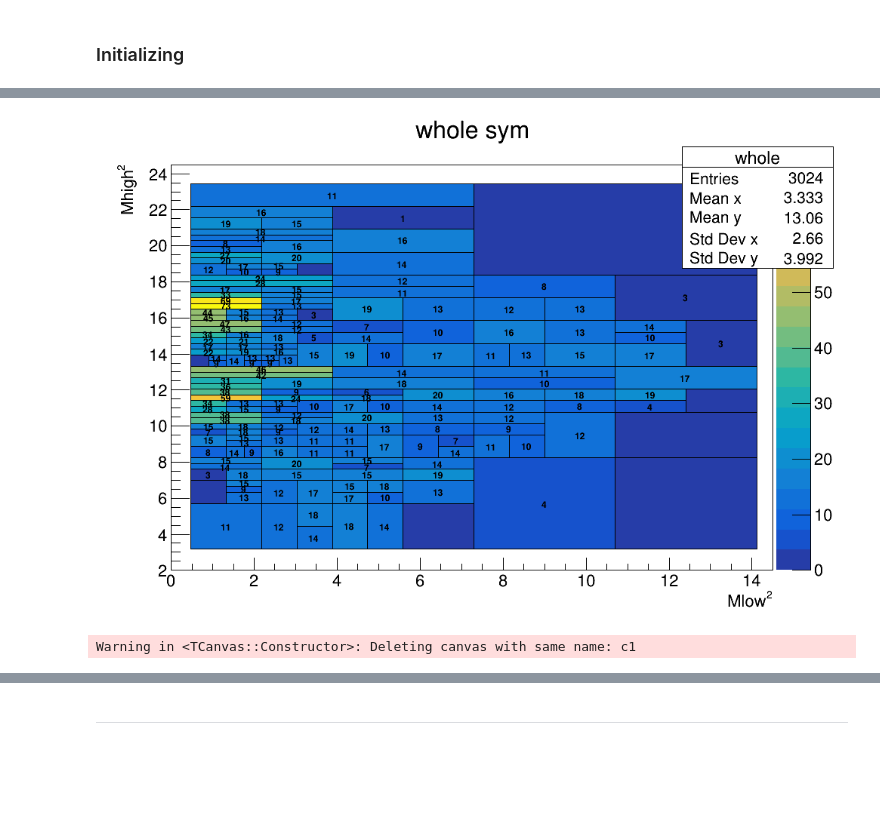
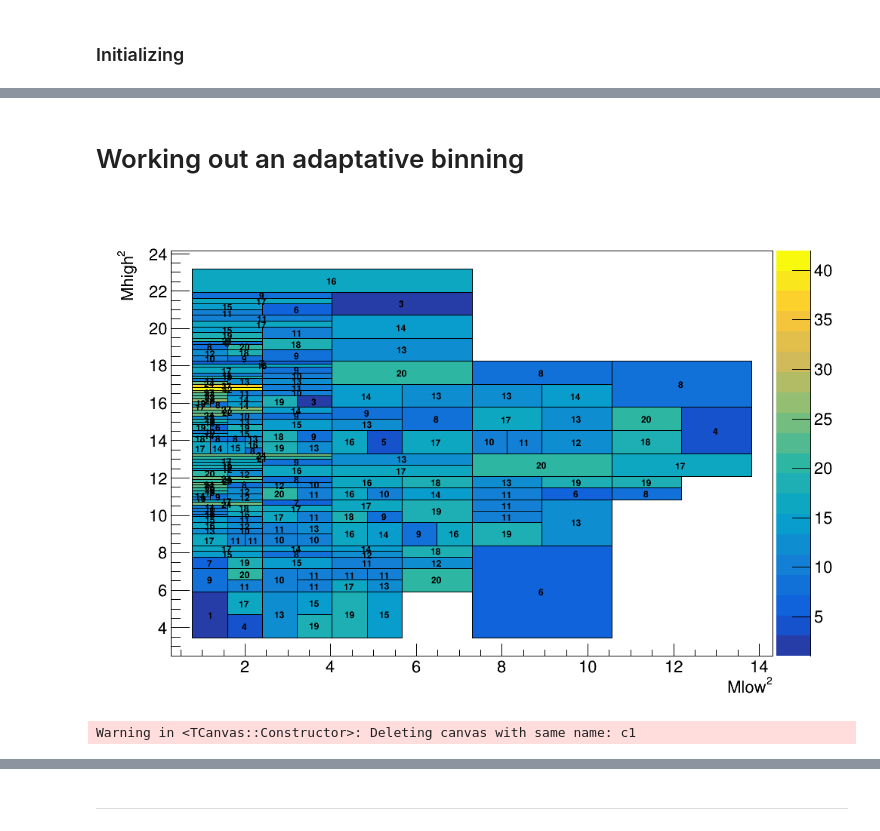
Before and after one commit to jjpereirab/B2HHH_2022_1, a Jupyter notebook: v3_root_KKK.ipynb, the cells around one changed output, grey strips where cells are left out. Cells and saved outputs as stored; diff of their text form; code cells hidden in the pictures; blank space fills up the shorter version.

```diff
--- a/v3_root_KKK.ipynb
+++ b/v3_root_KKK.ipynb
@@ -149 +148,3 @@ data.close();
+# %% [markdown]
+# Working out an adaptative binning
 # %%
@@ -157,72 +157,71 @@ vector<Bin> vecBin(200);
 # %%
-void setBin(int i, double x, double X, double y, double Y){
+void setBin(int i, bool Active,double x, double X, double y, double Y){
+    vecBin[i].binOn = Active;
     vecBin[i].xmin = x;   vecBin[i].xmax = X;
     vecBin[i].ymin = y;   vecBin[i].ymax = Y;
 }
-# %%
-void setBinX(int i, double X){
-    vecBin[i].xmax = X;
-}
-# %%
-void setBinY(int i, double Y){
-    vecBin[i].ymax = Y;
-}
 # %%
-// MAIN ALGORITHM
-double min_x = *min_element(x.begin(), x.end()) -.5, max_x = *max_element(x.begin(), x.end()) +.5;
-double min_y = *min_element(y.begin(), y.end()) -.5, max_y = *max_element(y.begin(), y.end()) +.5;
+double border = .2;
+double min_x = *min_element(x.begin(), x.end()) - border, max_x = *max_element(x.begin(), x.end()) + border;
+double min_y = *min_element(y.begin(), y.end()) - border, max_y = *max_element(y.begin(), y.end()) + border;
 
-setBin(0, min_x, max_x, min_y, max_y);  // INITIAL BIN
+setBin(0, true, min_x, max_x, min_y, max_y);  // INITIAL BIN
 
-int iterations   = 6;
+int iterations   = 7;
 int entry_thresh = 20;
 int next_bin = 1, current_bins = 1;
 
-for(int i = 0; i < iterations; ++i) {
+// MAIN ALGORITHM
+for(int itr = 0; itr < iterations; ++itr) {
+
     for(int bin = 0; bin < current_bins; ++bin){
+
         int counter = 0;
         for(int i = 0; i < size(x); ++i){
-            if(x[i] > vecBin[bin].xmin && x[i] < vecBin[bin].xmax && y[i] > vecBin[bin].ymin && y[i] < vecBin[bin].ymax){
+            if(x[i] > vecBin[bin].xmin && x[i] < vecBin[bin].xmax && y[i] > vecBin[bin].ymin && y[i] < vecBin[bin].ymax)
                 counter++;
-            }
         }
         if(counter > entry_thresh){
             double deltaX = (vecBin[bin].xmax - vecBin[bin].xmin)/2;
-            setBin(next_bin, vecBin[bin].xmin + deltaX, vecBin[bin].xmax, vecBin[bin].ymin, vecBin[bin].ymax);
-            setBinX(bin, vecBin[bin].xmin + deltaX);
+            setBin(next_bin, true, vecBin[bin].xmin + deltaX, vecBin[bin].xmax, vecBin[bin].ymin, vecBin[bin].ymax);
+            vecBin[bin].xmax = vecBin[bin].xmin + deltaX;
             next_bin++;
         }
+        else if(counter == 0) vecBin[bin].binOn = false;
     }
 
     current_bins = next_bin;
 
     for(int bin = 0; bin < current_bins; ++bin){
+
         int counter = 0;
         for(int i = 0; i < size(x); ++i){
-            if(x[i] > vecBin[bin].xmin && x[i] < vecBin[bin].xmax && y[i] > vecBin[bin].ymin && y[i] < vecBin[bin].ymax){
+            if(x[i] > vecBin[bin].xmin && x[i] < vecBin[bin].xmax && y[i] > vecBin[bin].ymin && y[i] < vecBin[bin].ymax)
                 counter++;
-            }
         }
         if(counter > entry_thresh){
             double deltaY = (vecBin[bin].ymax - vecBin[bin].ymin)/2;
-            setBin(next_bin, vecBin[bin].xmin, vecBin[bin].xmax, vecBin[bin].ymin + deltaY, vecBin[bin].ymax);
-            setBinY(bin, vecBin[bin].ymin + deltaY);
+            setBin(next_bin, true, vecBin[bin].xmin, vecBin[bin].xmax, vecBin[bin].ymin + deltaY, vecBin[bin].ymax);
+            vecBin[bin].ymax = vecBin[bin].ymin + deltaY;
             next_bin++;
         }
+        else if(counter == 0) vecBin[bin].binOn = false;
     }
 }
 
 
+// -------------------------------------------------------------------------- PLOT
+TH2Poly *h2p = new TH2Poly("whole","; Mlow^{2}; Mhigh^{2}",10, min_x-.5,max_x+.5, 10, min_y-1,max_y+1);
 
-// ------------------------ PLOT
-TH2Poly *h2p = new TH2Poly("whole","whole sym; Mlow^{2}; Mhigh^{2}",10,0,14.5, 10, 2, 24.5);
-
-for(int i = 0; i < size(vecBin); ++i)  h2p->AddBin(vecBin[i].xmin, vecBin[i].ymin, vecBin[i].xmax, vecBin[i].ymax);
+for(int i = 0; i < size(vecBin); ++i){
+    if(vecBin[i].binOn) h2p->AddBin(vecBin[i].xmin, vecBin[i].ymin, vecBin[i].xmax, vecBin[i].ymax);
+}
 for(int i = 0; i < size(x); ++i)       h2p->Fill(x[i], y[i]);
 
 TCanvas *c1 = new TCanvas("c1","c1",1000,700);
+h2p->SetStats(0);
 h2p->Draw("text COLZ1");
 c1->Draw();
 # %% [output]
-[figure, old version]
+[figure, new version]
 Warning in <TCanvas::Constructor>: Deleting canvas with same name: c1
```
Also changed, not shown: parts of 23 cells of this notebook, 5 other files.
